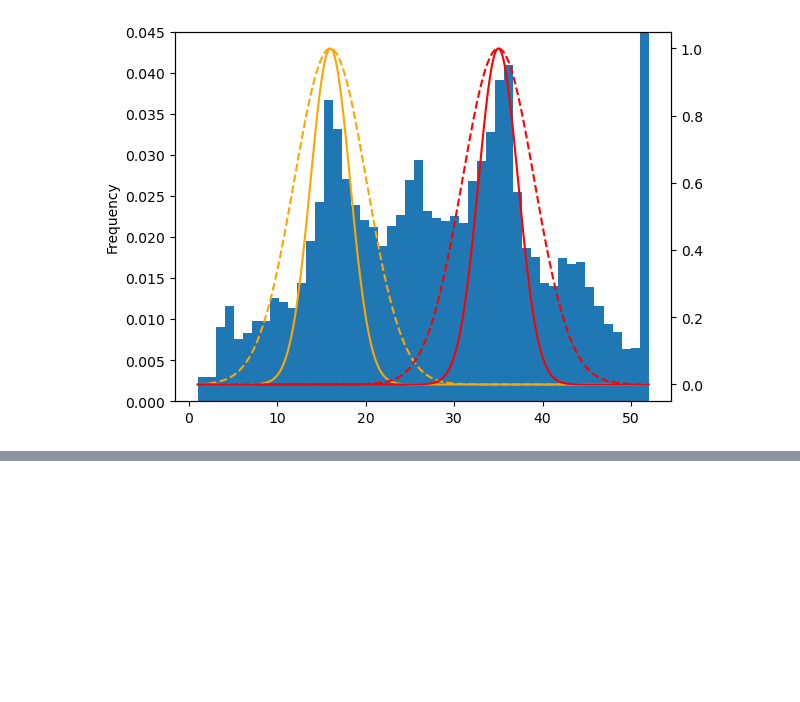
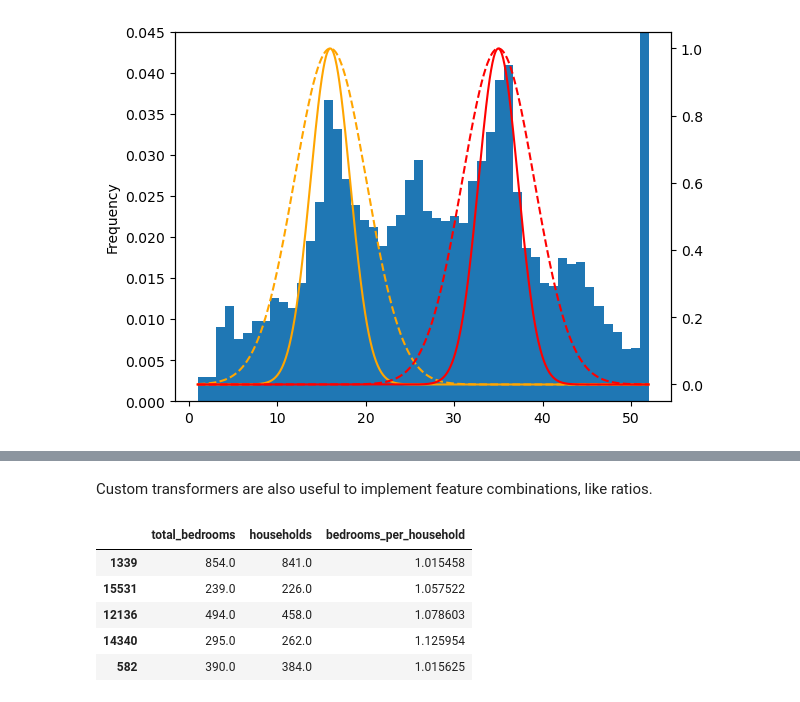
Before and after one commit to perezsergio/geron-hanodsonML, a Jupyter notebook: chapter2/notes.ipynb, the cells around one changed output, grey strips where cells are left out. Saved outputs shown, nothing was run; the diff lists cells and outputs as text; code cells hidden in the pictures; blank space fills up the shorter version.

```diff
--- a/chapter2/notes.ipynb
+++ b/chapter2/notes.ipynb
@@ -397,8 +396,7 @@ imputer_cat.fit(X_train_categorical)
 # The calculated medians are stored on its statistics_ public instance variable
 print(imputer_cat.statistics_)
 # Transform the numerical training set
-X_train_categorical = imputer_cat.transform(
-    X_train_categorical).astype("category")
+X_train_categorical = imputer_cat.transform(X_train_categorical).astype("category")
 
 # Join the two sets
 X_train = X_train_numerical.join(X_train_categorical)
@@ -704,0 +832,16 @@ ax2.plot(t, similarity, color="red", linestyle="--")
+# %% [markdown]
+Custom transformers are also useful to implement feature combinations, like ratios.
+# %%
+ratio_transformer = FunctionTransformer(func=lambda X: X.iloc[:, 0] / X.iloc[:, 1])
+df = X_train[["total_bedrooms", "households"]].copy()
+df["bedrooms_per_household"] = ratio_transformer.fit_transform(
+    df[["total_bedrooms", "households"]]
+)
+df.head()
+# %% [output]
+|  | total_bedrooms | households | bedrooms_per_household |
+| 1339 | 854.0 | 841.0 | 1.015458 |
+| 15531 | 239.0 | 226.0 | 1.057522 |
+| 12136 | 494.0 | 458.0 | 1.078603 |
+| 14340 | 295.0 | 262.0 | 1.125954 |
+| 582 | 390.0 | 384.0 | 1.015625 |
```
Also changed, not shown: parts of 16 cells of this notebook.
